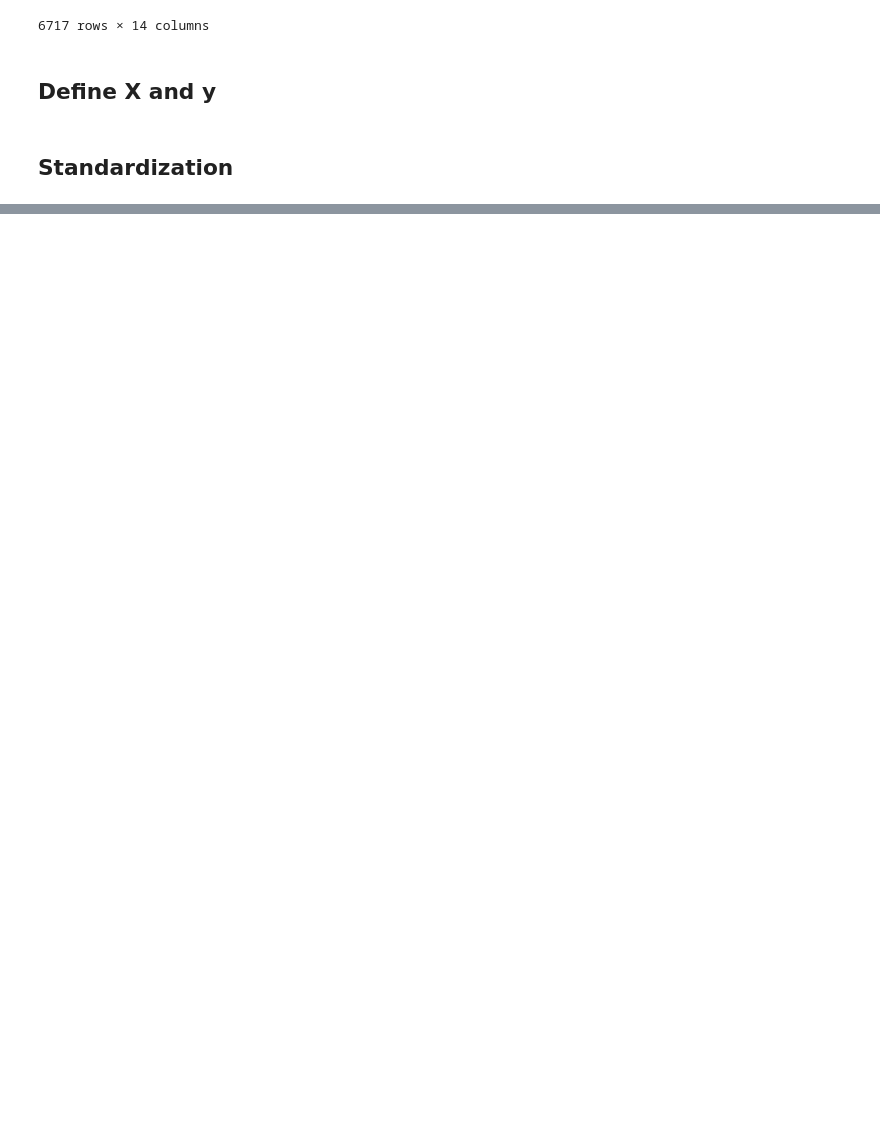
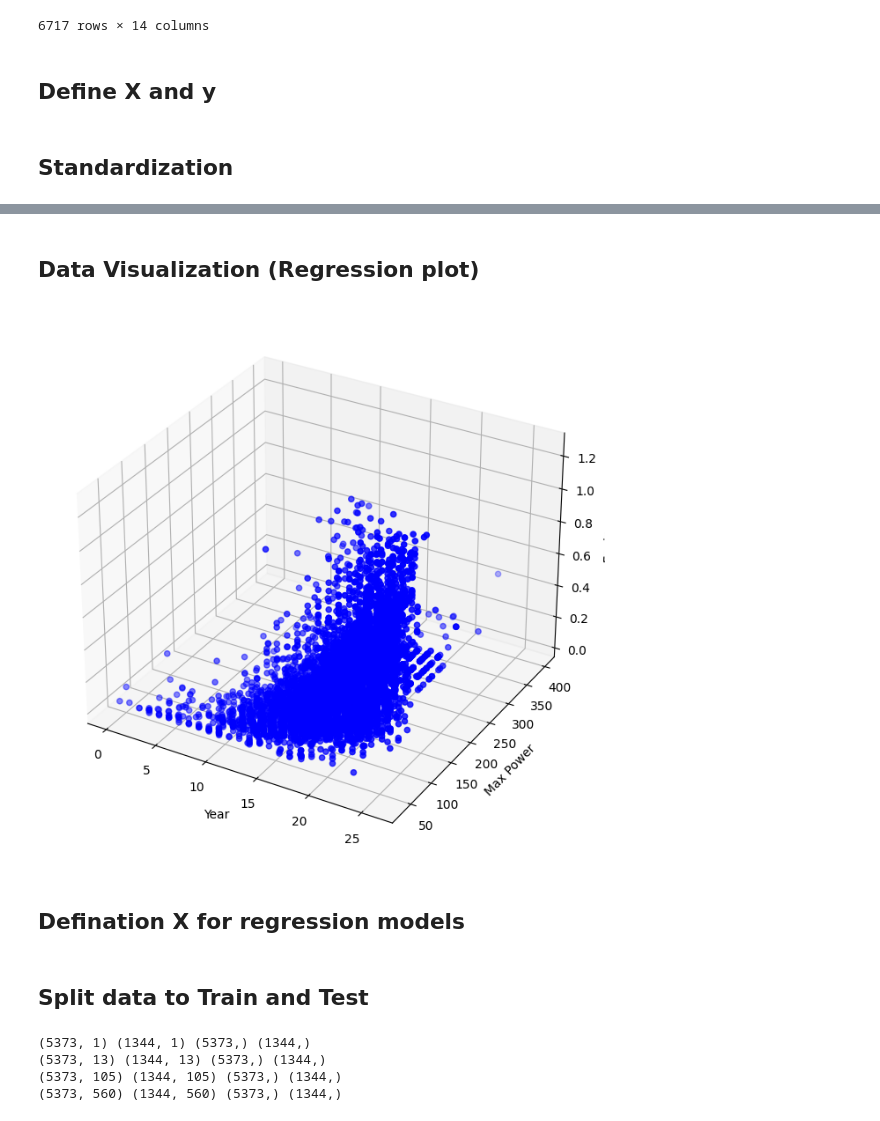
Before and after one commit to monakeshvari/used_cars_prediction_model, a Jupyter notebook: used_cars.ipynb, the cells around one changed output, grey strips where cells are left out. Saved outputs shown, nothing was run; the diff lists cells and outputs as text; code cells hidden in the pictures; blank space fills up the shorter version.

```diff
--- a/used_cars.ipynb
+++ b/used_cars.ipynb
@@ -414,0 +509,14 @@ result_df
+# %% [markdown]
+## Data Visualization (Regression plot)
+# %%
+fig = plt.figure(figsize=(10, 8))
+ax = fig.add_subplot(111, projection='3d')
+ax.scatter(df['year'], df['max_power'], y, color='blue')
+ax.set_xlabel('Year')
+ax.set_ylabel('Max Power')
+ax.set_zlabel('Engine')
+plt.show()
+# %% [output]
+[figure, added]
+# %% [markdown]
+## Defination X for regression models
@@ -414,0 +541,26 @@ result_df
+# %% [markdown]
+## Split data to Train and Test
+# %%
+# Split data to train and test
+from sklearn.model_selection import train_test_split
+
+# SLR
+X_train_SLR, X_test_SLR, y_train_SLR, y_test_SLR = train_test_split(X_SLR, y, test_size=0.2, random_state=42)
+print(X_train_SLR.shape, X_test_SLR.shape, y_train_SLR.shape, y_test_SLR.shape)
+
+# MLR
+X_train_MLR, X_test_MLR, y_train_MLR, y_test_MLR = train_test_split(X_MLR, y, test_size=0.2, random_state=42)
+print(X_train_MLR.shape, X_test_MLR.shape, y_train_MLR.shape, y_test_MLR.shape)
+
+# Polynomial degree2
+X_train_POL2, X_test_POL2, y_train_POL2, y_test_POL2 = train_test_split(X_POL2, y, test_size=0.2, random_state=42)
+print(X_train_POL2.shape, X_test_POL2.shape, y_train_POL2.shape, y_test_POL2.shape)
+
+# Polynomial degree3
+X_train_POL3, X_test_POL3, y_train_POL3, y_test_POL3 = train_test_split(X_POL3, y, test_size=0.2, random_state=42)
+print(X_train_POL3.shape, X_test_POL3.shape, y_train_POL3.shape, y_test_POL3.shape)
+# %% [output]
+(5373, 1) (1344, 1) (5373,) (1344,)
+(5373, 13) (1344, 13) (5373,) (1344,)
+(5373, 105) (1344, 105) (5373,) (1344,)
+(5373, 560) (1344, 560) (5373,) (1344,)
```
Also changed, not shown: parts of 44 cells of this notebook.
